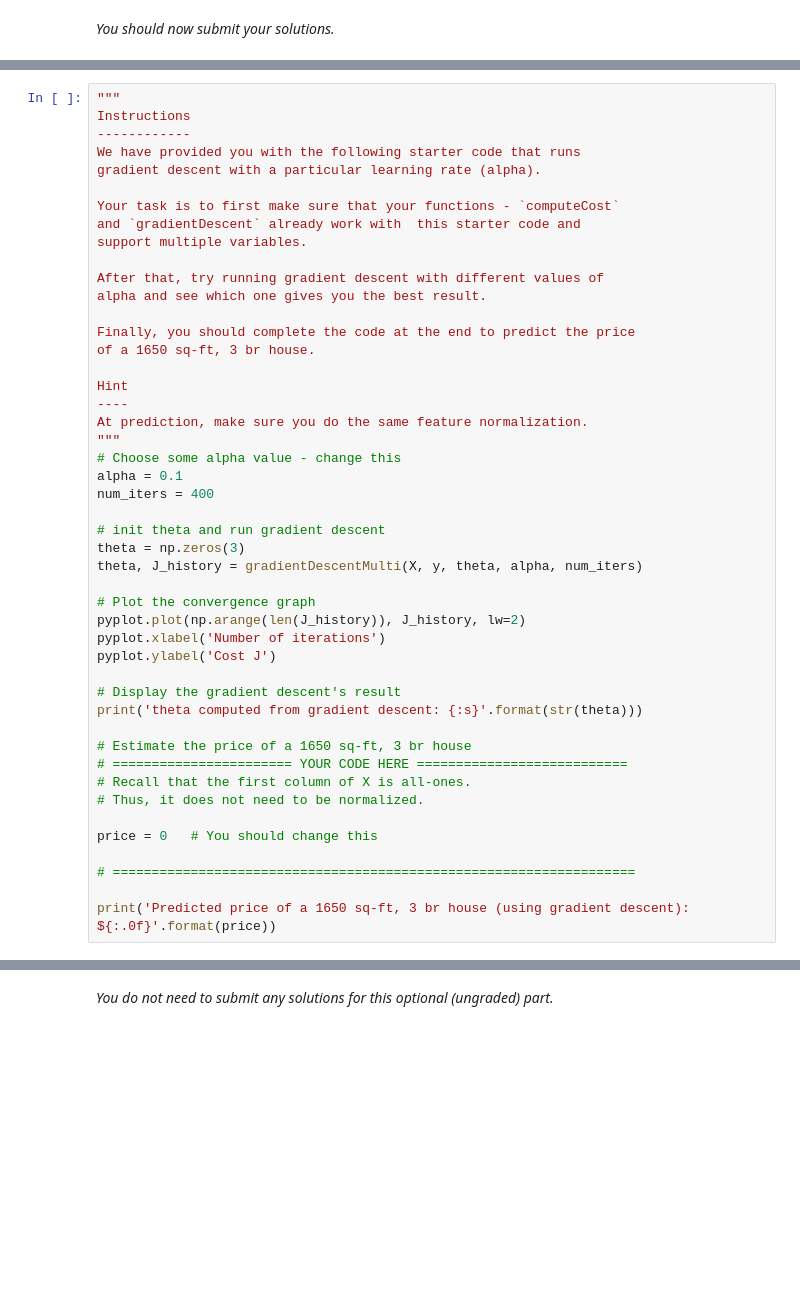
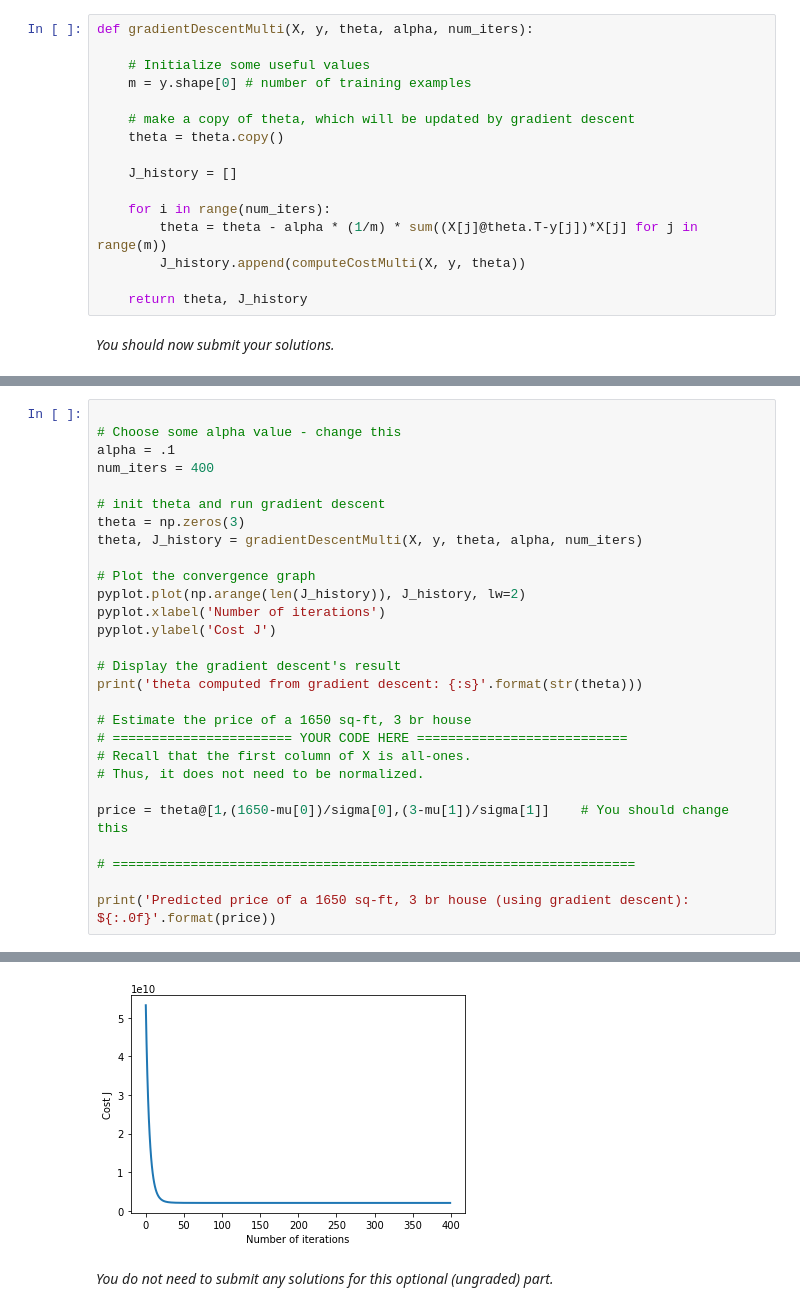
Before and after one commit to rkk1995/MachineLearning-class, a Jupyter notebook: Exercise1/exercise1.ipynb, the cells around one changed output, grey strips where cells are left out. Cells and saved outputs as stored; diff of their text form; blank space fills up the shorter version.

```diff
--- a/Exercise1/exercise1.ipynb
+++ b/Exercise1/exercise1.ipynb
@@ -873,3 +708,19 @@ def gradientDescentMulti(X, y, theta, alpha, num_iters):
+# %%
+def gradientDescentMulti(X, y, theta, alpha, num_iters):
+
+    # Initialize some useful values
+    m = y.shape[0] # number of training examples
+
+    # make a copy of theta, which will be updated by gradient descent
+    theta = theta.copy()
+
+    J_history = []
+
+    for i in range(num_iters):
+        theta = theta - alpha * (1/m) * sum((X[j]@theta.T-y[j])*X[j] for j in range(m))
+        J_history.append(computeCostMulti(X, y, theta))
+
+    return theta, J_history
 # %% [markdown]
 *You should now submit your solutions.*
 # %%
@@ -909,26 +777,7 @@ use this value of $\theta$ to predict the price of a house with 1650 square feet
 # %%
-"""
-Instructions
-------------
-We have provided you with the following starter code that runs
-gradient descent with a particular learning rate (alpha).
 
-Your task is to first make sure that your functions - `computeCost`
-and `gradientDescent` already work with  this starter code and
-support multiple variables.
-
-After that, try running gradient descent with different values of
-alpha and see which one gives you the best result.
-
-Finally, you should complete the code at the end to predict the price
-of a 1650 sq-ft, 3 br house.
-
-Hint
-----
-At prediction, make sure you do the same feature normalization.
-"""
 # Choose some alpha value - change this
-alpha = 0.1
+alpha = .1
 num_iters = 400
 
 # init theta and run gradient descent
@@ -948,8 +797,9 @@ print('theta computed from gradient descent: {:s}'.format(str(theta)))
 # Recall that the first column of X is all-ones.
 # Thus, it does not need to be normalized.
 
-price = 0   # You should change this
+price = theta@[1,(1650-mu[0])/sigma[0],(3-mu[1])/sigma[1]]    # You should change this
 
 # ===================================================================
 
 print('Predicted price of a 1650 sq-ft, 3 br house (using gradient descent): ${:.0f}'.format(price))
+# %% [output]
@@ -956,3 +808,4 @@ print('Predicted price of a 1650 sq-ft, 3 br house (using gradient descent): ${:
+[figure, added]
 # %% [markdown]
 *You do not need to submit any solutions for this optional (ungraded) part.*
 # %% [markdown]
```
Also changed, not shown: parts of 23 cells of this notebook, 4 other files.
